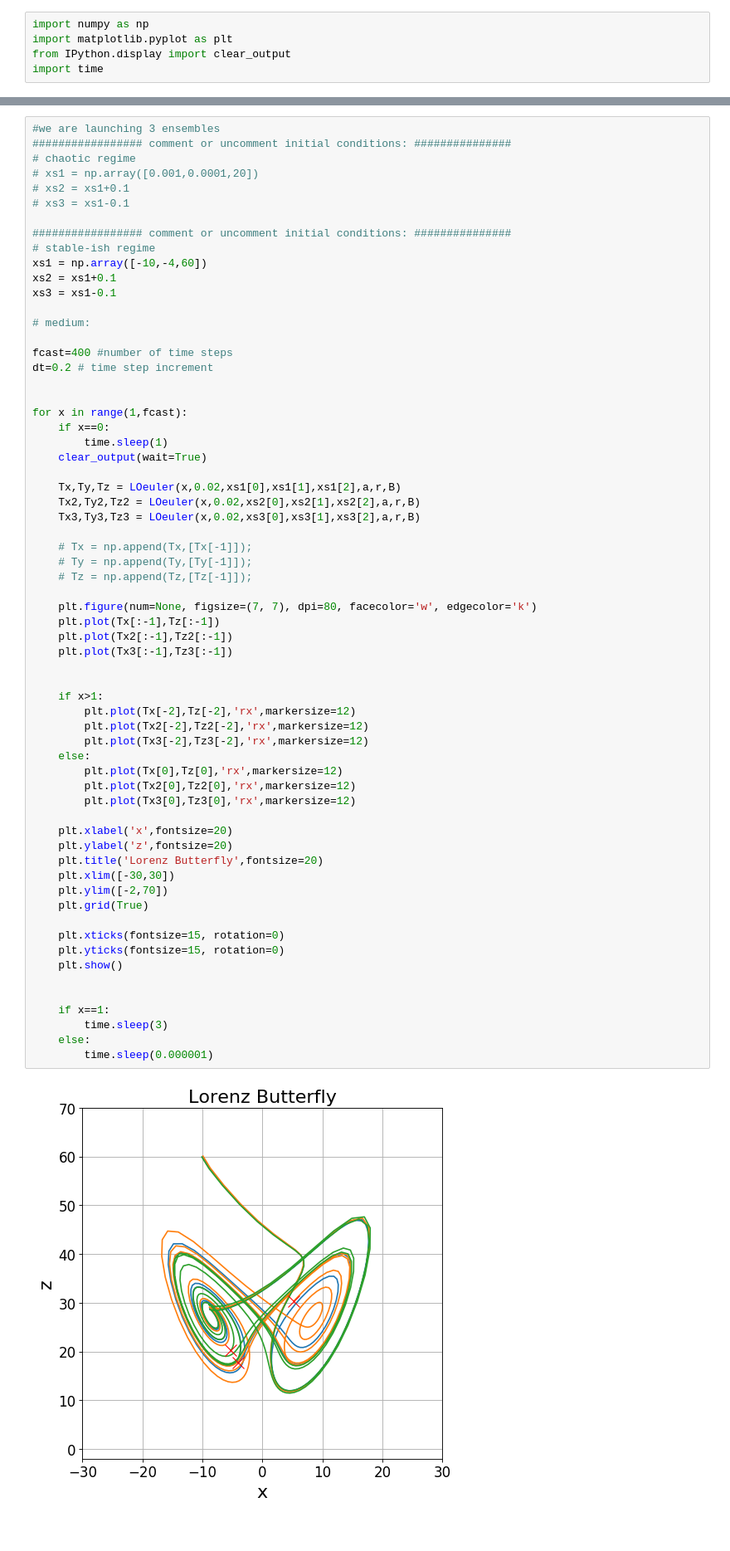
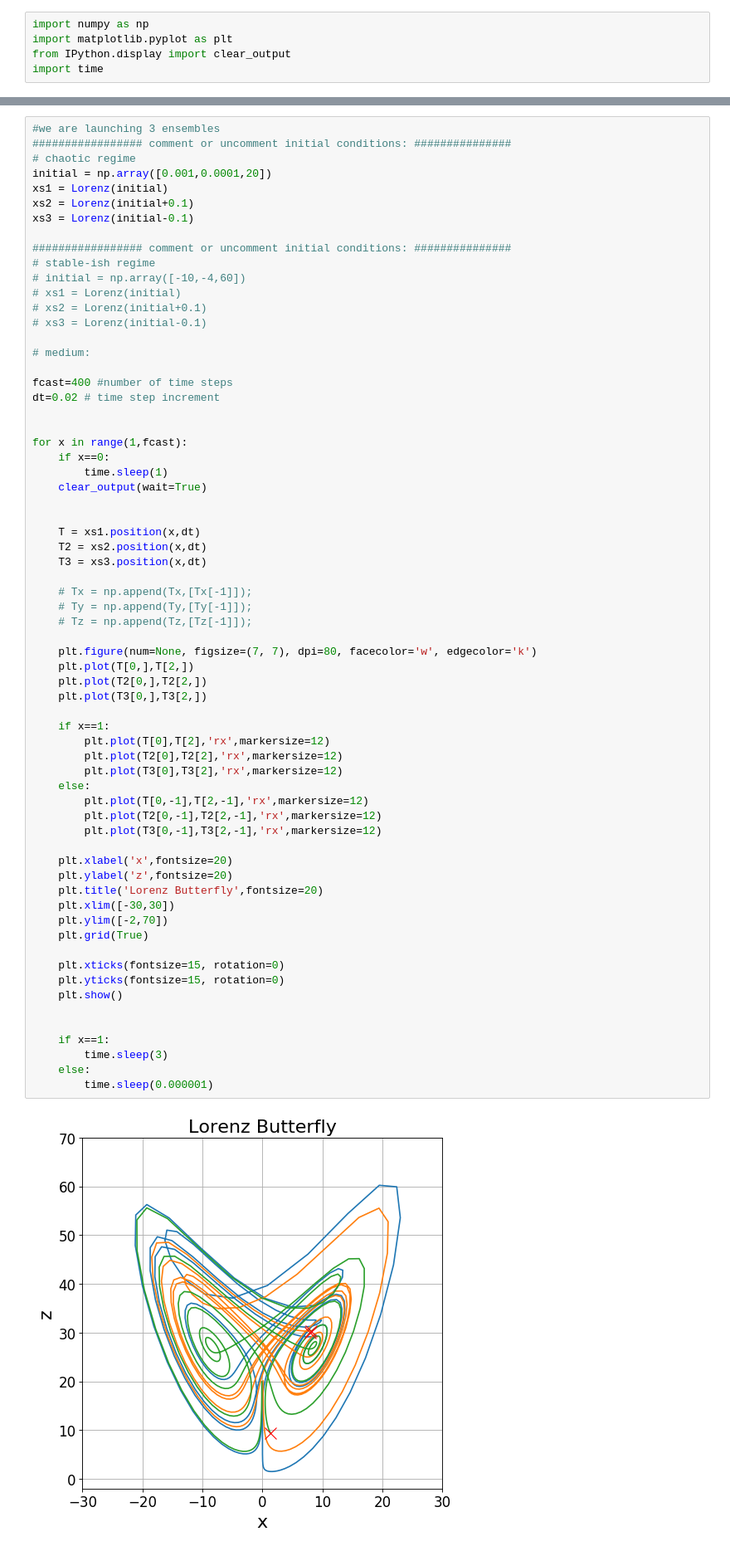
Before and after one commit to WillyChap/animate_lorenz_ensemble, a Jupyter notebook: Lorenz_animation.ipynb, the cells around one changed output, grey strips where cells are left out. Shown at 83% size. Saved outputs shown, nothing was run; the diff lists cells and outputs as text.

```diff
--- a/Lorenz_animation.ipynb
+++ b/Lorenz_animation.ipynb
@@ -71,65 +59,67 @@ def LOeuler(tstep,dt,xs,ys,zs,a,r,B):
 #we are launching 3 ensembles
 ################# comment or uncomment initial conditions: ###############
 # chaotic regime
-# xs1 = np.array([0.001,0.0001,20])
-# xs2 = xs1+0.1
-# xs3 = xs1-0.1
+initial = np.array([0.001,0.0001,20])
+xs1 = Lorenz(initial)
+xs2 = Lorenz(initial+0.1)
+xs3 = Lorenz(initial-0.1)
 
 ################# comment or uncomment initial conditions: ###############
 # stable-ish regime
-xs1 = np.array([-10,-4,60])
-xs2 = xs1+0.1
-xs3 = xs1-0.1
+# initial = np.array([-10,-4,60])
+# xs1 = Lorenz(initial)
+# xs2 = Lorenz(initial+0.1)
+# xs3 = Lorenz(initial-0.1)
 
 # medium:
 
 fcast=400 #number of time steps
-dt=0.2 # time step increment
+dt=0.02 # time step increment
 
 
 for x in range(1,fcast):
     if x==0:
         time.sleep(1)
     clear_output(wait=True)
 
-    Tx,Ty,Tz = LOeuler(x,0.02,xs1[0],xs1[1],xs1[2],a,r,B)
-    Tx2,Ty2,Tz2 = LOeuler(x,0.02,xs2[0],xs2[1],xs2[2],a,r,B)
-    Tx3,Ty3,Tz3 = LOeuler(x,0.02,xs3[0],xs3[1],xs3[2],a,r,B)
+
+    T = xs1.position(x,dt)
+    T2 = xs2.position(x,dt)
+    T3 = xs3.position(x,dt)
 
     # Tx = np.append(Tx,[Tx[-1]]);
     # Ty = np.append(Ty,[Ty[-1]]);
     # Tz = np.append(Tz,[Tz[-1]]);
 
     plt.figure(num=None, figsize=(7, 7), dpi=80, facecolor='w', edgecolor='k')
-    plt.plot(Tx[:-1],Tz[:-1])
-    plt.plot(Tx2[:-1],Tz2[:-1])
-    plt.plot(Tx3[:-1],Tz3[:-1])
+    plt.plot(T[0,],T[2,])
+    plt.plot(T2[0,],T2[2,])
+    plt.plot(T3[0,],T3[2,])
 
-
-    if x>1:
-        plt.plot(Tx[-2],Tz[-2],'rx',markersize=12)
-        plt.plot(Tx2[-2],Tz2[-2],'rx',markersize=12)
-        plt.plot(Tx3[-2],Tz3[-2],'rx',markersize=12)
+    if x==1:
+        plt.plot(T[0],T[2],'rx',markersize=12)
+        plt.plot(T2[0],T2[2],'rx',markersize=12)
+        plt.plot(T3[0],T3[2],'rx',markersize=12)
     else:
-        plt.plot(Tx[0],Tz[0],'rx',markersize=12)
-        plt.plot(Tx2[0],Tz2[0],'rx',markersize=12)
-        plt.plot(Tx3[0],Tz3[0],'rx',markersize=12)
+        plt.plot(T[0,-1],T[2,-1],'rx',markersize=12)
+        plt.plot(T2[0,-1],T2[2,-1],'rx',markersize=12)
+        plt.plot(T3[0,-1],T3[2,-1],'rx',markersize=12)
 
     plt.xlabel('x',fontsize=20)
     plt.ylabel('z',fontsize=20)
     plt.title('Lorenz Butterfly',fontsize=20)
     plt.xlim([-30,30])
     plt.ylim([-2,70])
     plt.grid(True)
 
     plt.xticks(fontsize=15, rotation=0)
     plt.yticks(fontsize=15, rotation=0)
     plt.show()
 
 
     if x==1:
         time.sleep(3)
     else:
         time.sleep(0.000001)
 # %% [output]
-[figure, old version]
+[figure, new version]
```
Also changed, not shown: parts of 1 cell of this notebook.
